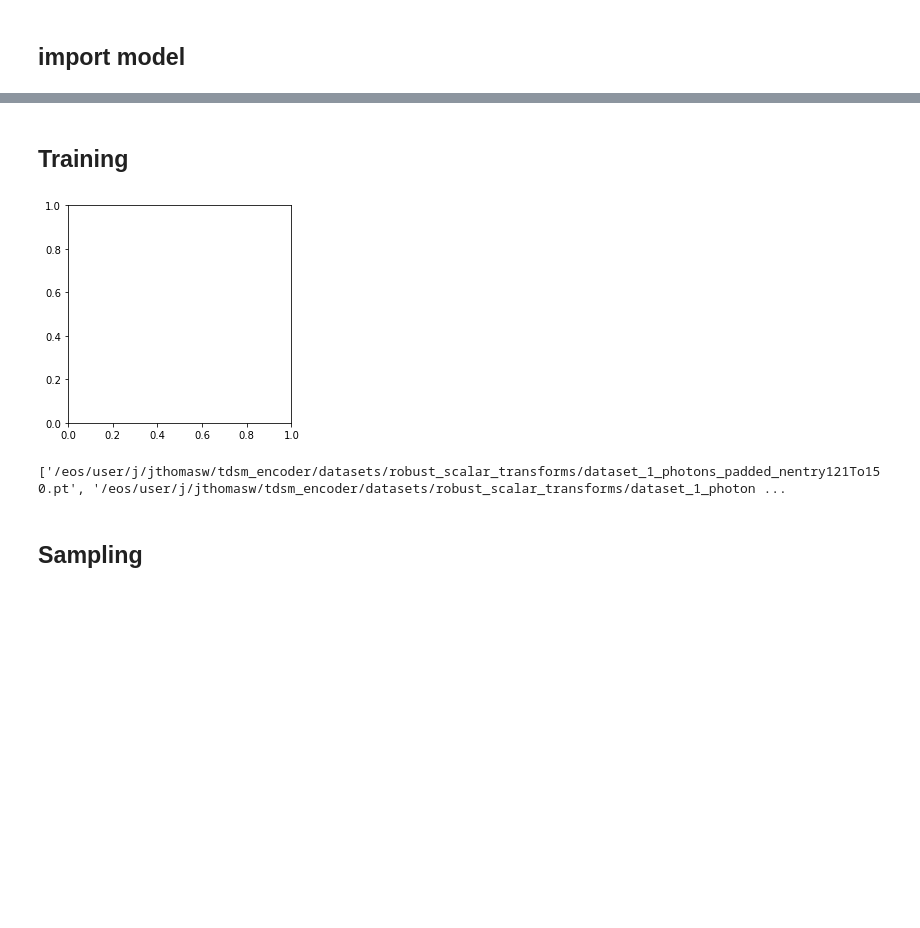
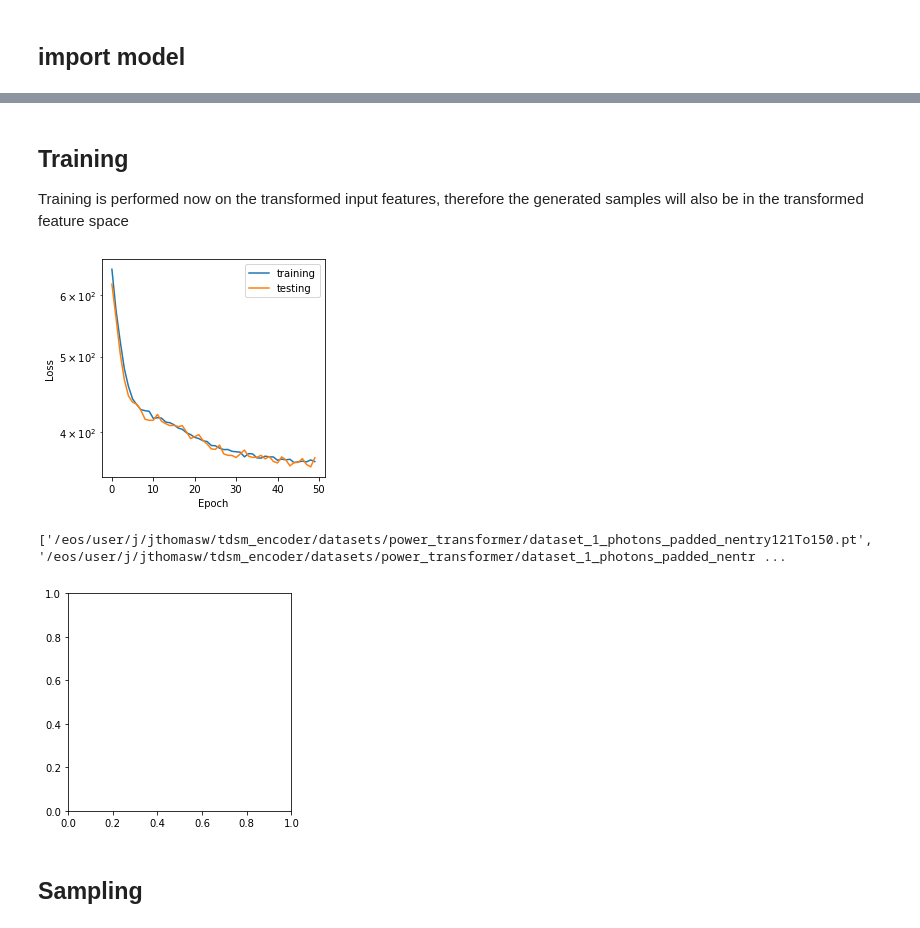
Before and after one commit to vincentchen566/tdsm_encoder, a Jupyter notebook: tdsm_encoder.ipynb, the cells around one changed output, grey strips where cells are left out. Saved outputs shown, nothing was run; the diff lists cells and outputs as text; code cells hidden in the pictures; blank space fills up the shorter version.

Commit message:
Tidied up some code. Improved plot asthetics. Seamless transition between plots for transformed/original distributions

```diff
--- a/tdsm_encoder.ipynb
+++ b/tdsm_encoder.ipynb
@@ -17,12 +17,13 @@ import trans_tdsm, utils
 from prettytable import PrettyTable
 import util.dataset_structure, util.display, util.model
 import tqdm
+from IPython import display
 
 device = 'cuda' if torch.cuda.is_available() else 'cpu'
 padding_value = -20
 
 dataset = "dataset_1_photons_padded_nentry"
-dataset_store_path = "/eos/user/j/jthomasw/tdsm_encoder/datasets/robust_scalar_transforms/"
+dataset_store_path = "/eos/user/j/jthomasw/tdsm_encoder/datasets/power_transformer/"
 transform = None
 transform_y = None
 mask = True
@@ -36,7 +37,7 @@ lr = 0.00001
 n_epochs = 50
 ### SDE PARAMETERS ###
 SDE = 'VE'
-sigma_max = 5.
+sigma_max = 10.
 ### MODEL PARAMETERS ###
 n_feat_dim = 4
 embed_dim = 512
@@ -64,7 +65,8 @@ print('Working directory: ', workingdir)
 
 files_list_ = []
 for filename in os.listdir(dataset_store_path):
-    if fnmatch.fnmatch(filename, dataset + '12*.pt') or fnmatch.fnmatch(filename, dataset + '15*.pt') or fnmatch.fnmatch(filename, dataset + '18*.pt'):
+    if fnmatch.fnmatch(filename, dataset + '12*.pt') or fnmatch.fnmatch(filename, dataset + '21*.pt') or fnmatch.fnmatch(filename, dataset + '30*.pt'):
+    #if fnmatch.fnmatch(filename, dataset + '30*.pt'):
         files_list_.append(os.path.join(dataset_store_path, filename))
 print(files_list_)
 
@@ -116,5 +194,7 @@ Plot hit z
 # %% [markdown]
 ## Training
+
+Training is performed now on the transformed input features, therefore the generated samples will also be in the transformed feature space
 # %%
 output_directory = workingdir+'/training_'+datetime.now().strftime('%Y%m%d_%H%M')+'_output/'
 if not os.path.exists(output_directory):
@@ -125,13 +205,8 @@ av_testing_losses_per_epoch = []
 
 fig, ax = plt.subplots(ncols=1, figsize=(4,4))
 epochs = tqdm.notebook.trange(n_epochs)
-from IPython import display
 dh = display.display(fig, display_id=True)
 
-#files_list_ = []
-#for filename in os.listdir(dataset_store_path):
-#    if fnmatch.fnmatch(filename, dataset + '12*.pt') or fnmatch.fnmatch(filename, dataset + '21*.pt') or fnmatch.fnmatch(filename, dataset + '30*.pt'):
-#        files_list_.append(os.path.join(dataset_store_path, filename))
 print(files_list_)
 
 for epoch in epochs:
@@ -186,36 +261,37 @@ for epoch in epochs:
             # Update value of x += -lr * x.grad
             optimiser.step()
 
         # Testing on subset of file
         for i, (shower_data,incident_energies) in enumerate(shower_loader_test,0):
             with torch.no_grad():
                 model.eval()
                 shower_data = shower_data.to(device)
                 incident_energies = incident_energies.to(device)
                 test_loss = trans_tdsm.loss_fn(model, shower_data, incident_energies, marginal_prob_std_fn, device=device)
                 cumulative_test_epoch_loss+=float(test_loss)
 
     # Calculate average loss per epoch
     av_training_losses_per_epoch.append(cumulative_epoch_loss/training_batches_per_epoch)
     av_testing_losses_per_epoch.append(cumulative_test_epoch_loss/testing_batches_per_epoch)
     epochs.set_description('Average Loss: {:5f}(Train) {:5f}(Test)'.format(cumulative_epoch_loss/training_batches_per_epoch, cumulative_test_epoch_loss/testing_batches_per_epoch))
     fig, ax = plt.subplots(ncols=1, figsize=(4,4))
     plt.title('')
     plt.ylabel('Loss')
     plt.xlabel('Epoch')
     plt.yscale('log')
     plt.plot(av_training_losses_per_epoch, label='training')
     plt.plot(av_testing_losses_per_epoch, label='testing')
     plt.legend(loc='upper right')
     dh.update(fig)
-    if epoch == len(epochs):
+    if epoch == n_epochs:
         fig.savefig(output_directory+'loss_v_epoch.png')
     plt.close(fig)
 
 torch.save(model.state_dict(), output_directory+'ckpt_tmp_'+str(epoch)+'.pth')
 # %% [output]
-[figure, old version]
+[figure, new version]
-['/eos/user/j/jthomasw/tdsm_encoder/datasets/robust_scalar_transforms/dataset_1_photons_padded_nentry121To150.pt', '/eos/user/j/jthomasw/tdsm_encoder/datasets/robust_scalar_transforms/dataset_1_photon ...
+['/eos/user/j/jthomasw/tdsm_encoder/datasets/power_transformer/dataset_1_photons_padded_nentry121To150.pt', '/eos/user/j/jthomasw/tdsm_encoder/datasets/power_transformer/dataset_1_photons_padded_nentr ...
+[figure, added]
 # %% [markdown]
 ## Sampling
 # %%
```
Also changed, not shown: parts of 6 cells of this notebook, 3 other files.
